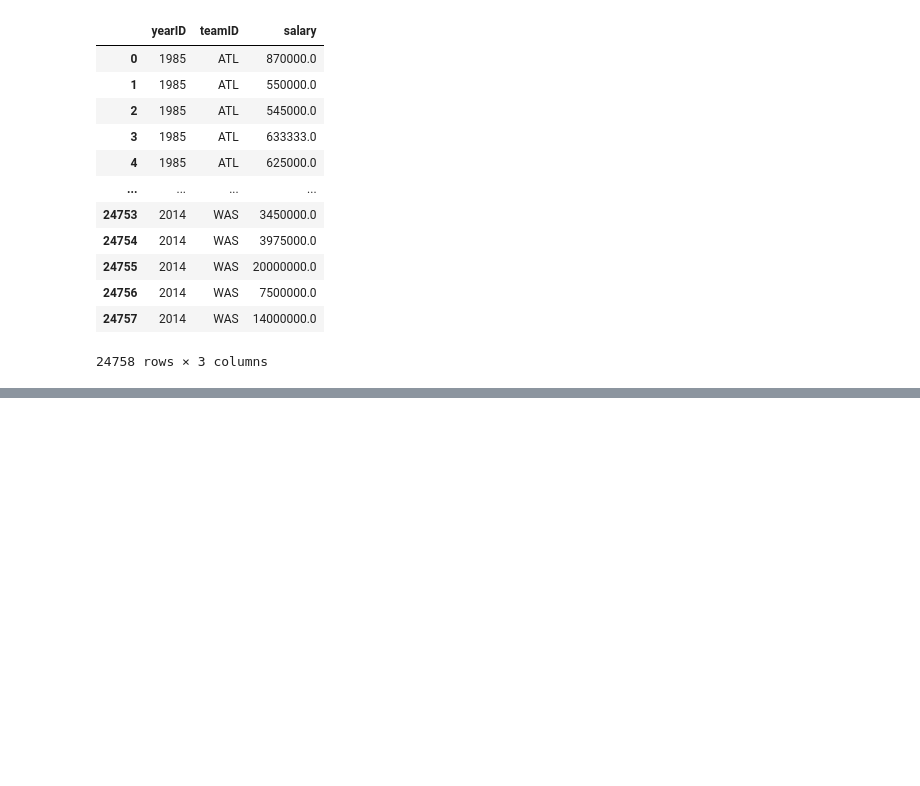
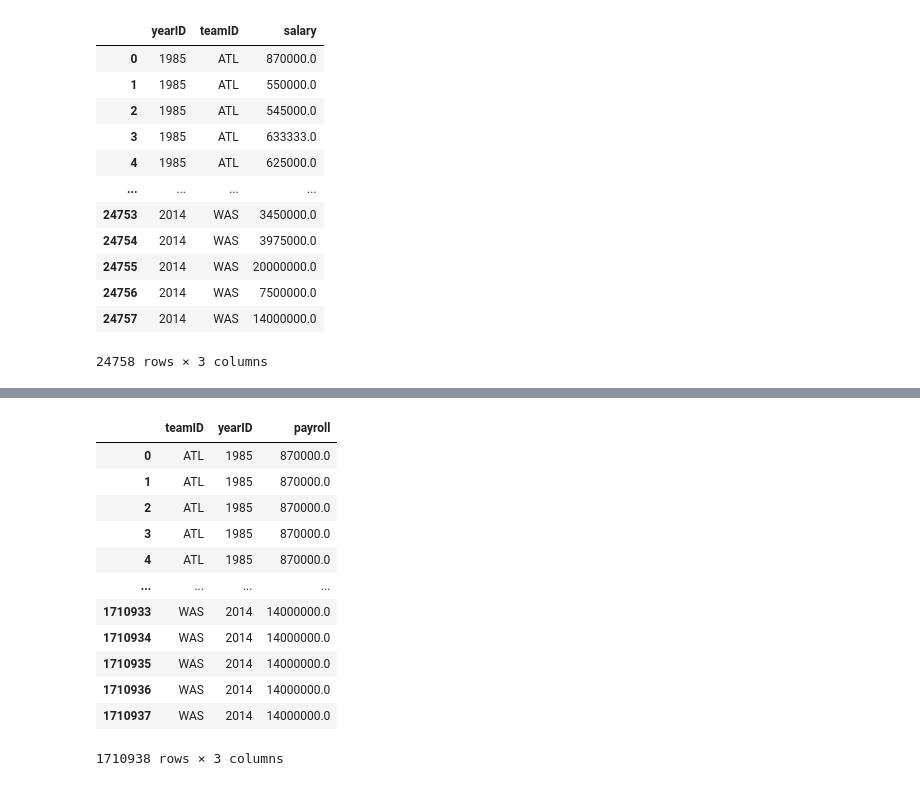
Before and after one commit to NickOuellet/Moneyball, a Jupyter notebook: Project 2 Moneyball.ipynb, the cells around one changed output, grey strips where cells are left out. Saved outputs shown, nothing was run; the diff lists cells and outputs as text; code cells hidden in the pictures; blank space fills up the shorter version.

```diff
--- a/Project 2 Moneyball.ipynb
+++ b/Project 2 Moneyball.ipynb
@@ -130,0 +105,21 @@ Teams starts from the year 1871, whereas Salaries starts from 1985. Used WITH at
+# %%
+relation2_query = '''SELECT Salaries.teamID, Salaries.yearID, Salaries.salary as payroll
+                    FROM Salaries
+                    LEFT JOIN Teams ON Salaries.teamID = Teams.teamID'''
+relation2 = pandas.read_sql(relation2_query, conn)
+# %%
+relation2
+# %% [output]
+|  | teamID | yearID | payroll |
+| 0 | ATL | 1985 | 870000.0 |
+| 1 | ATL | 1985 | 870000.0 |
+| 2 | ATL | 1985 | 870000.0 |
+| 3 | ATL | 1985 | 870000.0 |
+| 4 | ATL | 1985 | 870000.0 |
+| ... | ... | ... | ... |
+| 1710933 | WAS | 2014 | 14000000.0 |
+| 1710934 | WAS | 2014 | 14000000.0 |
+| 1710935 | WAS | 2014 | 14000000.0 |
+| 1710936 | WAS | 2014 | 14000000.0 |
+| 1710937 | WAS | 2014 | 14000000.0 |
+1710938 rows × 3 columns
```
Also changed, not shown: parts of 19 cells of this notebook.
